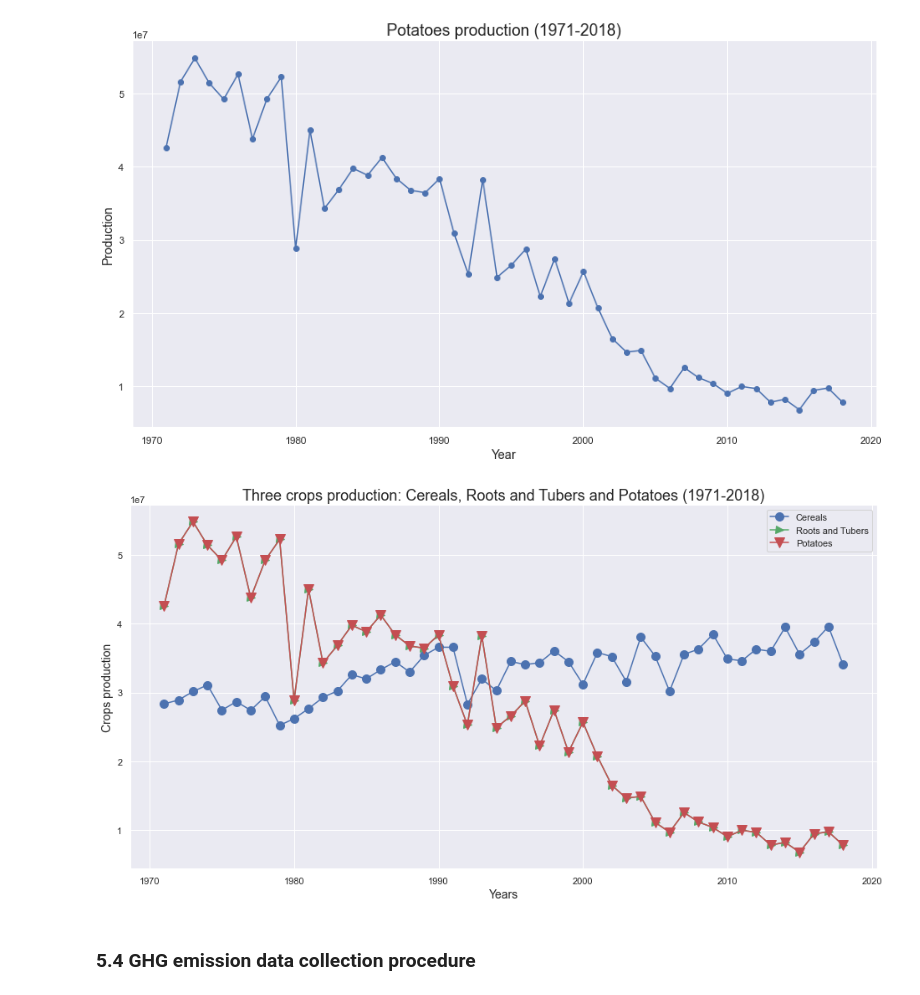
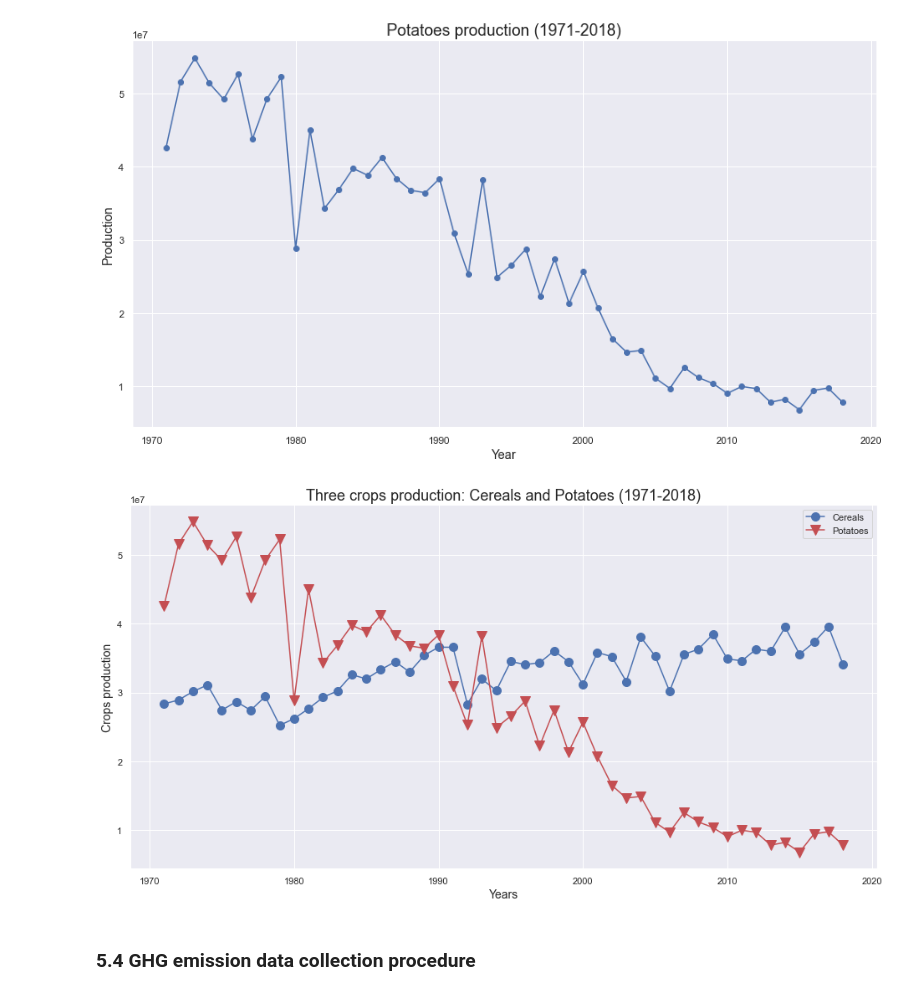
Before and after one commit to Alejandro-github-mx/statistics-projects, a Jupyter notebook: 2022-02-28-statistics-homework-FoodCC-Poland.ipynb, the cells around one changed output. Cells and saved outputs as stored; diff of their text form; code cells hidden in the pictures.

```diff
--- a/2022-02-28-statistics-homework-FoodCC-Poland.ipynb
+++ b/2022-02-28-statistics-homework-FoodCC-Poland.ipynb
@@ -325,18 +311,17 @@ plt.show();
 # %%
 # Base of the plot
 plt.figure(figsize=(16,8))
 plt.xlabel("Years", fontsize= 14)
 plt.ylabel("Crops production", fontsize= 14)
-plt.title("Three crops production: Cereals, Roots and Tubers and Potatoes (1971-2018)", fontsize=18)
+plt.title("Three crops production: Cereals and Potatoes (1971-2018)", fontsize=18)
 
 # Plot itself
 plt.plot(cropsNitrox_df["Year"],cropsNitrox_df["Cereals.Total"], "b-o", markersize=10, label="Cereals")
-plt.plot(cropsNitrox_df["Year"], cropsNitrox_df["Roots.and.Tubers"], "g->", markersize = 9, label = "Roots and Tubers")
 plt.plot(cropsNitrox_df["Year"], cropsNitrox_df["Potatoes"], 'r-v', markersize = 12, label = "Potatoes")
 plt.legend()
 plt.show();
 # %% [output]
-[figure, old version]
+[figure, new version]
 # %% [markdown]
 ### 5.4 GHG emission data collection procedure
 # %% [markdown]
```
Also changed, not shown: parts of 13 cells of this notebook, 3 other files.
